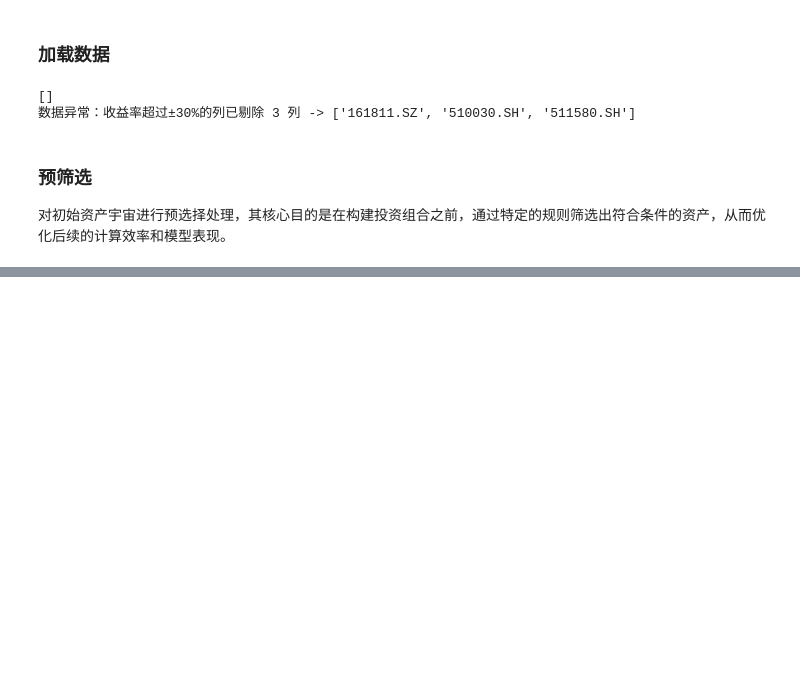
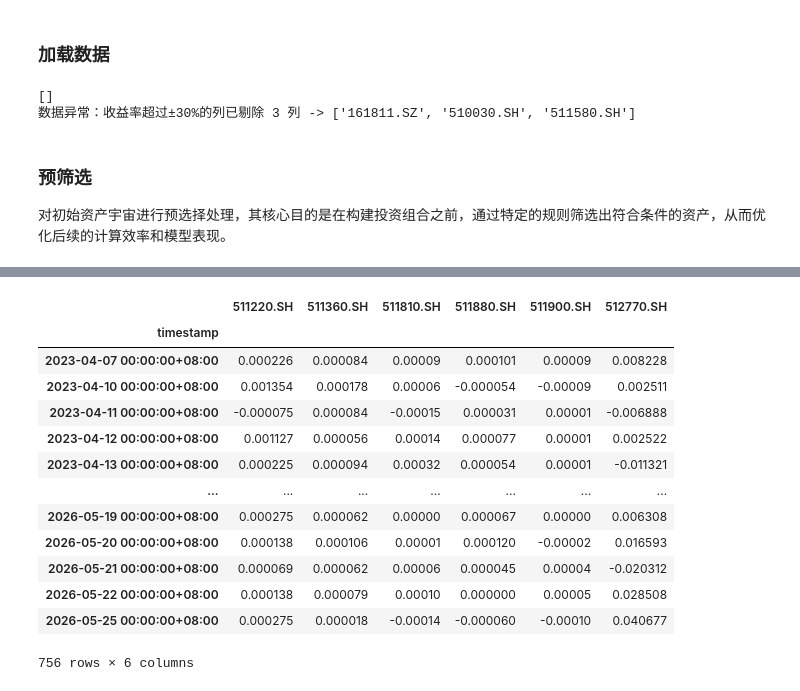
Before and after one commit to wang-jinghui/machine-learning-for-trading, a Jupyter notebook: case_studies/lazy_trading/WalkForward_cross_validation.ipynb, the cells around one changed output, grey strips where cells are left out. Cells and saved outputs as stored; diff of their text form; code cells hidden in the pictures; blank space fills up the shorter version.

```diff
--- a/case_studies/lazy_trading/WalkForward_cross_validation.ipynb
+++ b/case_studies/lazy_trading/WalkForward_cross_validation.ipynb
@@ -63,0 +88,14 @@ selection_pipe = Pipeline([
+# %%
+random_search = RandomizedSearchCV(
+    estimator=model,
+    cv=cv,
+    param_distributions=param_grid,
+    scoring=make_scorer(PerfMeasure.ANNUALIZED_MEAN),
+    n_jobs=12,
+    verbose=3,
+    n_iter=200,
+    refit=False,
+)
+random_search.fit(X)
+print(random_search.best_params_)
+print(random_search.best_score_)
@@ -63,0 +131,14 @@ selection_pipe = Pipeline([
+# %%
+grid_search = GridSearchCV(
+    estimator=model,
+    cv=cv,
+    param_grid=param_grid,
+    scoring=make_scorer(PerfMeasure.ANNUALIZED_MEAN),
+    n_jobs=8,
+    verbose=3,
+    refit=False,
+
+)
+grid_search.fit(X)
+print(grid_search.best_params_)
+print(grid_search.best_score_)
@@ -64,8 +392,18 @@ selection_pipe = Pipeline([
+# %%
+selection_pipe = Pipeline([
+        ("complete", SelectComplete(drop_assets_with_internal_nan=False)),
+        ("variance", DropZeroVariance(threshold=1e-8)),
+        ("nondomin", SelectNonDominated(min_n_assets=20, threshold=-0.35,
+                        fitness_measures=[PerfMeasure.MEAN,
+                        RatioMeasure.SHARPE_RATIO,
+                        RiskMeasure.AVERAGE_DRAWDOWN])),
+        ("correlate", DropCorrelated(threshold=0.1, absolute=False)),
+    ])
 # %%
 train_portfolios = []
 test_portfolios = []
 
-cv = WalkForward(test_size=252, train_size=int(252*3), purged_size=1, reduce_test=True, expand_train=False)
+cv = WalkForward(test_size=252//4, train_size=int(252*2), purged_size=1, reduce_test=True, expand_train=False)
 for i, (train_index, test_index) in enumerate(cv.split(X)):
     # 划分训练测试集
     X_train = X.iloc[train_index]
@@ -98,0 +474,17 @@ MultiPeriodPortfolio(test_portfolios).plot_cumulative_returns()
+# %%
+X_train
+# %% [output]
+|  | 511220.SH | 511360.SH | 511810.SH | 511880.SH | 511900.SH | 512770.SH |
+| timestamp |  |  |  |  |  |  |
+| 2023-04-07 00:00:00+08:00 | 0.000226 | 0.000084 | 0.00009 | 0.000101 | 0.00009 | 0.008228 |
+| 2023-04-10 00:00:00+08:00 | 0.001354 | 0.000178 | 0.00006 | -0.000054 | -0.00009 | 0.002511 |
+| 2023-04-11 00:00:00+08:00 | -0.000075 | 0.000084 | -0.00015 | 0.000031 | 0.00001 | -0.006888 |
+| 2023-04-12 00:00:00+08:00 | 0.001127 | 0.000056 | 0.00014 | 0.000077 | 0.00001 | 0.002522 |
+| 2023-04-13 00:00:00+08:00 | 0.000225 | 0.000094 | 0.00032 | 0.000054 | 0.00001 | -0.011321 |
+| ... | ... | ... | ... | ... | ... | ... |
+| 2026-05-19 00:00:00+08:00 | 0.000275 | 0.000062 | 0.00000 | 0.000067 | 0.00000 | 0.006308 |
+| 2026-05-20 00:00:00+08:00 | 0.000138 | 0.000106 | 0.00001 | 0.000120 | -0.00002 | 0.016593 |
+| 2026-05-21 00:00:00+08:00 | 0.000069 | 0.000062 | 0.00006 | 0.000045 | 0.00004 | -0.020312 |
+| 2026-05-22 00:00:00+08:00 | 0.000138 | 0.000079 | 0.00010 | 0.000000 | 0.00005 | 0.028508 |
+| 2026-05-25 00:00:00+08:00 | 0.000275 | 0.000018 | -0.00014 | -0.000060 | -0.00010 | 0.040677 |
+756 rows × 6 columns
```
Also changed, not shown: parts of 19 cells of this notebook.
